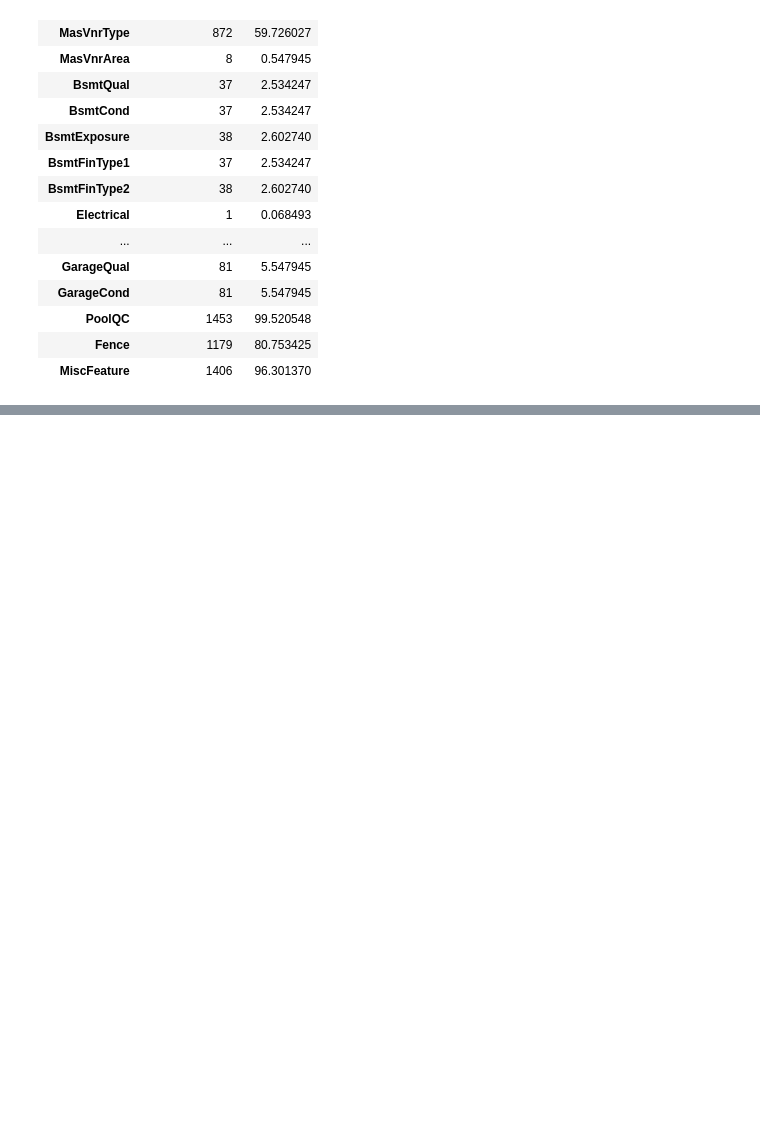
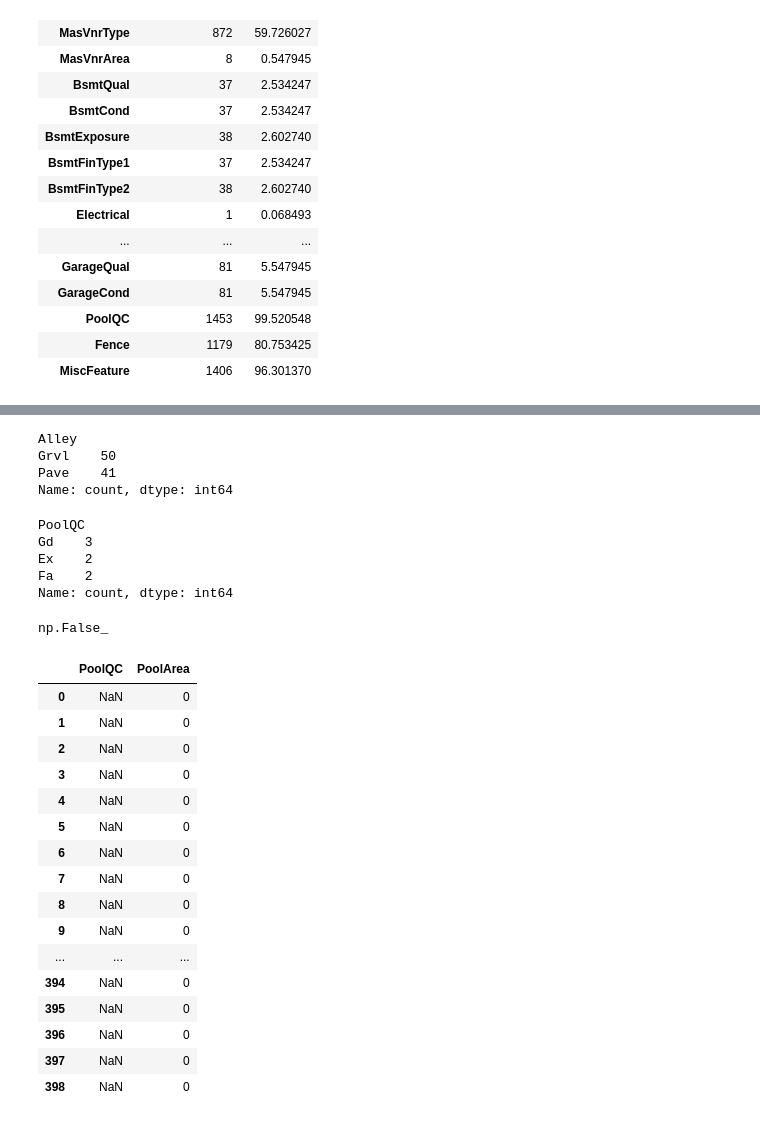
Before and after one commit to KosaUnit/House-Prices---Advanced-Regression-Techniques, a Jupyter notebook: HouseProblem.ipynb, the cells around one changed output, grey strips where cells are left out. Drawn from its saved outputs; the diff is of its cells as text; code cells hidden in the pictures; blank space fills up the shorter version.

Commit message:
Finalize handling of columns with over 45% missing values

```diff
--- a/HouseProblem.ipynb
+++ b/HouseProblem.ipynb
@@ -61,0 +81,48 @@ missing_summary[missing_summary['Percentage'] > 0]
+# %%
+df_train['shed'] = np.where(df_train['MiscFeature'] == 'Shed', 'Y', 'N')
+df_train.loc[df_train['Fireplaces'] == 0, 'FireplaceQu'] = 'NoFireplace'
+df_train.loc[df_train['PoolArea'] == 0, 'PoolQC'] = 'NoPool'
+df_train = df_train.drop(columns=['MiscFeature', 'Alley', 'MasVnrType', 'Fence'])
+# %%
+# df_train.head(15)
+df_train['Alley'].value_counts()
+# %% [output]
+Alley
+Grvl    50
+Pave    41
+Name: count, dtype: int64
+# %%
+
+df_train['PoolQC'].value_counts()
+# %% [output]
+PoolQC
+Gd    3
+Ex    2
+Fa    2
+Name: count, dtype: int64
+# %%
+# df_train[['FireplaceQu', 'Fireplaces']]
+
+df_train['PoolQC'].isnull().any()
+# %% [output]
+np.False_
+# %%
+df_train[['PoolQC', 'PoolArea']]
+# %% [output]
+|  | PoolQC | PoolArea |
+| 0 | NaN | 0 |
+| 1 | NaN | 0 |
+| 2 | NaN | 0 |
+| 3 | NaN | 0 |
+| 4 | NaN | 0 |
+| 5 | NaN | 0 |
+| 6 | NaN | 0 |
+| 7 | NaN | 0 |
+| 8 | NaN | 0 |
+| 9 | NaN | 0 |
+| ... | ... | ... |
+| 394 | NaN | 0 |
+| 395 | NaN | 0 |
+| 396 | NaN | 0 |
+| 397 | NaN | 0 |
+| 398 | NaN | 0 |
```
Also changed, not shown: parts of 2 cells of this notebook.
